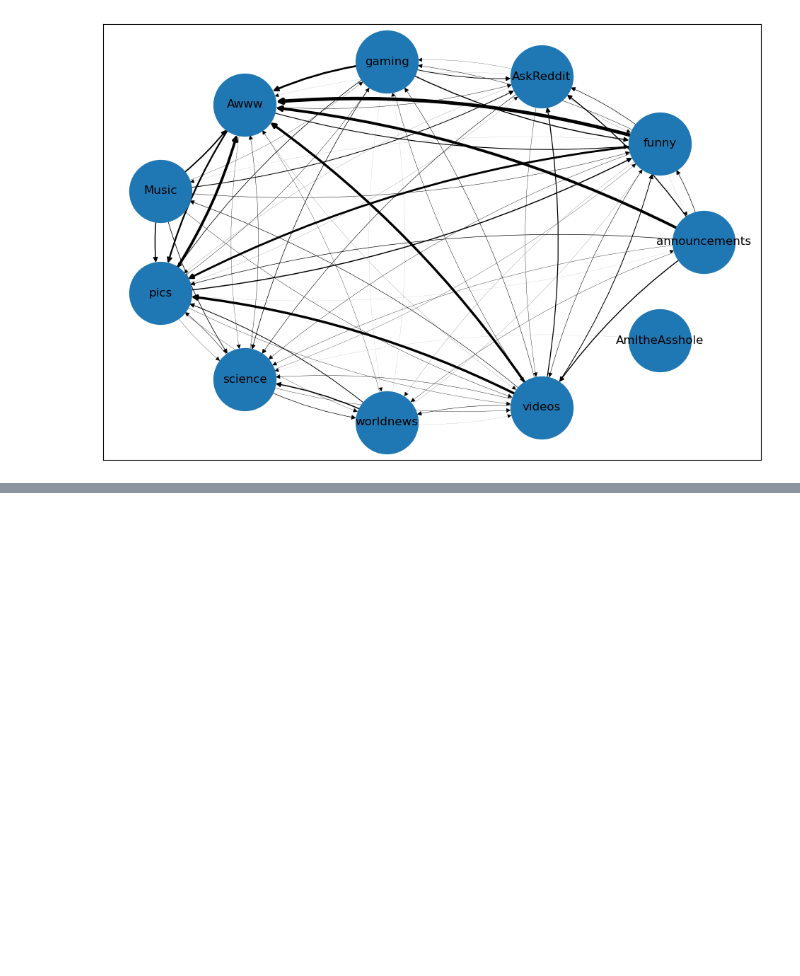
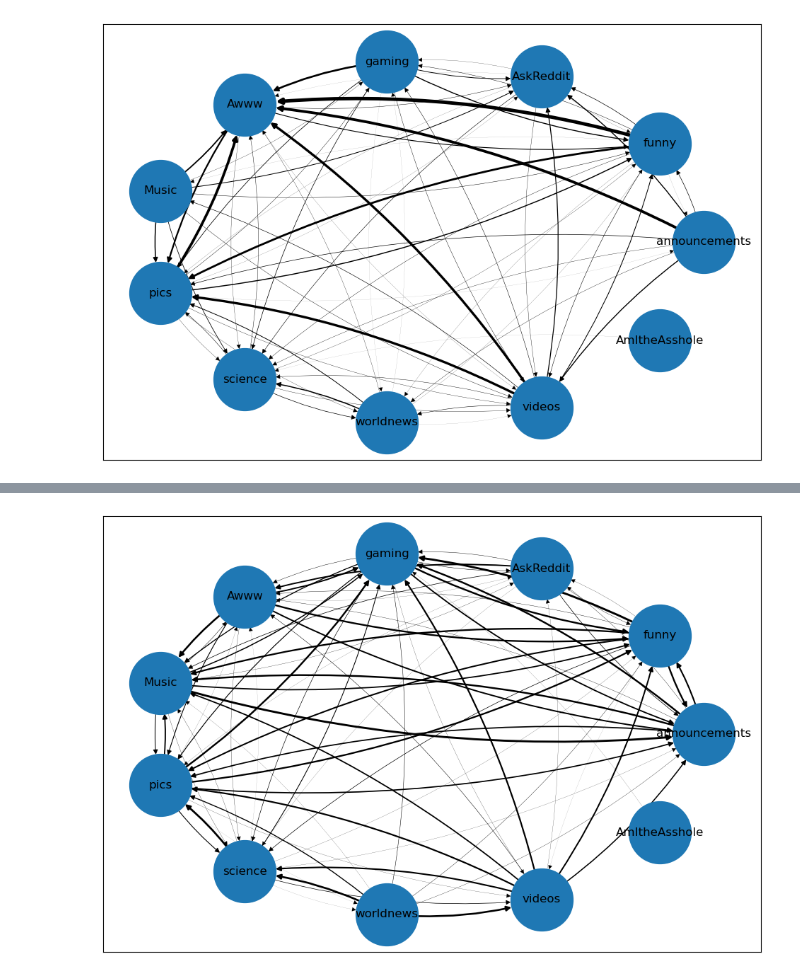
Before and after one commit to rainonej/Reddit-Projects, a Jupyter notebook: Subreddit Prediction.ipynb, the cells around one changed output, grey strips where cells are left out. Cells and saved outputs as stored; diff of their text form; code cells hidden in the pictures; blank space fills up the shorter version.

```diff
--- a/Subreddit Prediction.ipynb
+++ b/Subreddit Prediction.ipynb
@@ -240,0 +364,38 @@ plt.show()
+# %%
+import networkx as nx
+import matplotlib.pyplot as plt
+
+# Create a directed graph
+G = nx.DiGraph()
+
+scale = 10
+
+# Add the nodes to the graph
+for sub in top_subreddits:
+    G.add_node(sub)
+
+# Add the edges to the graph, along with their weights
+misguesses = {}
+for source in top_subreddits:
+    total = len(rf_output[rf_output['Actual'] == source])
+    for target in top_subreddits:
+        if source != target:
+            misguessed = len(output[(rf_output['Actual'] == source) & (rf_output['Prediction'] == target)])
+            misguesses[(source,target)] = misguessed/total
+            if misguessed > .01:
+                G.add_edge(source, target, weight = scale * misguessed/total)
+
+# Draw the graph
+pos = nx.circular_layout(G)
+#nx.draw_networkx_edge_labels(G, pos, edge_labels=edge_labels)
+# Create a figure that is 8 inches wide and 6 inches tall
+plt.figure(figsize=(12, 8))
+
+edge_width = [d['weight'] for (u,v,d) in G.edges(data=True)]
+#nx.draw_networkx_edges(G, pos, width=edge_width, edge_color='black', arrows=True, arrowsize=20)
+
+nx.draw_networkx(G, pos,   width = edge_width, connectionstyle="arc3,rad=0.1", node_size = 4000)
+#nx.draw(G, pos=pos)
+plt.show()
+# %% [output]
+[figure, added]
```
Also changed, not shown: parts of 10 cells of this notebook.
